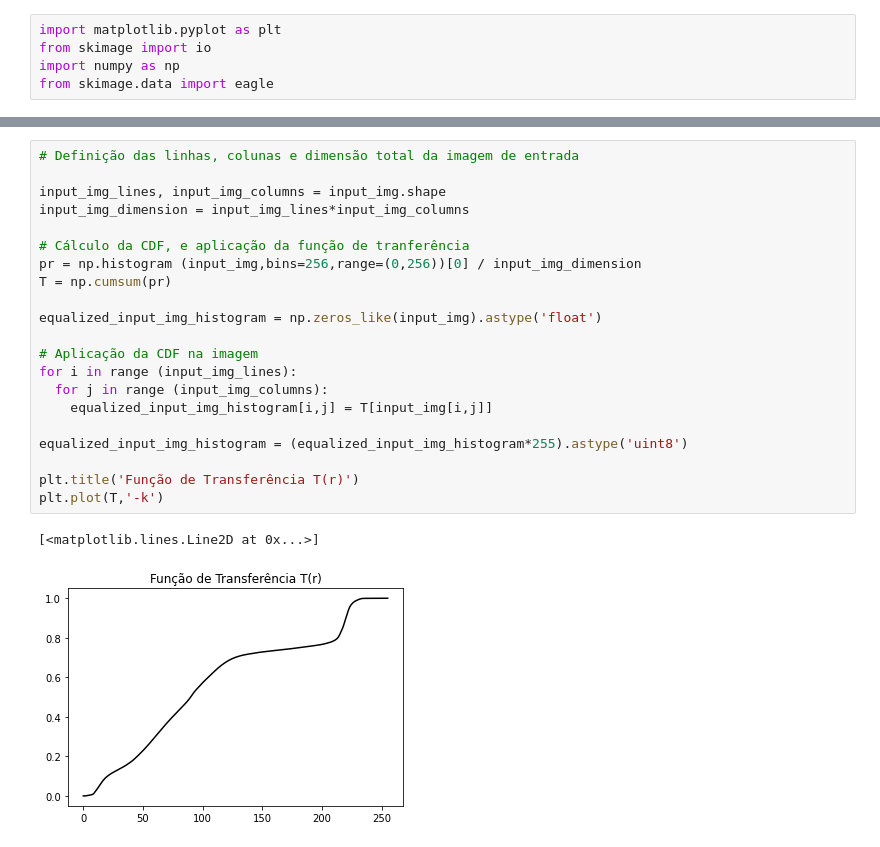
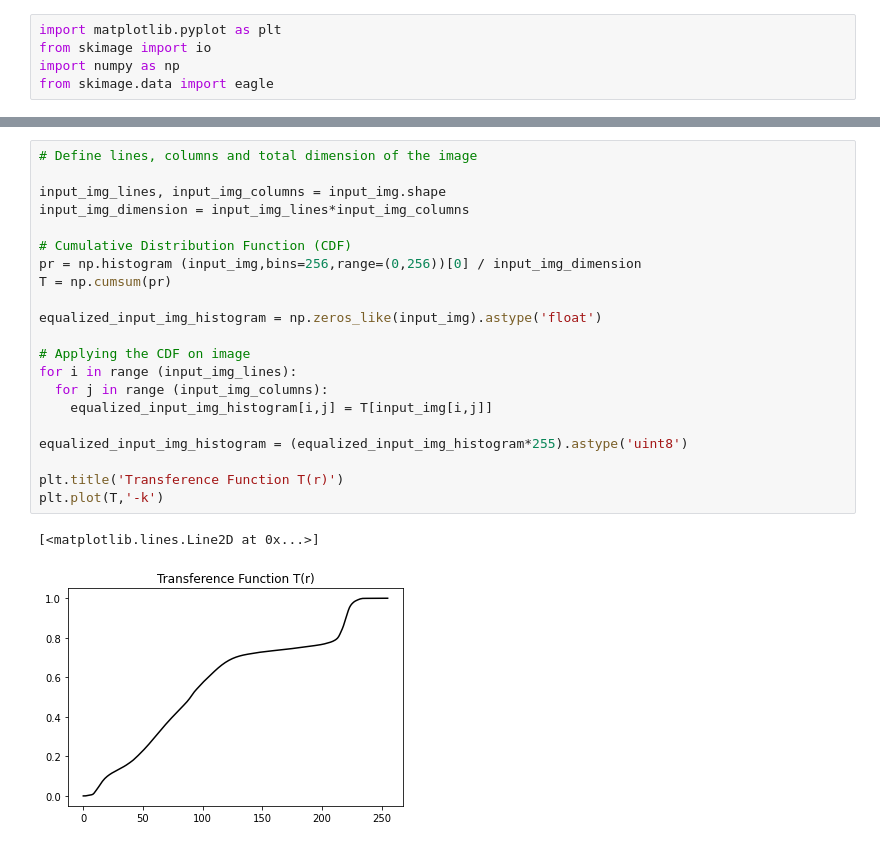
Before and after one commit to endyjams/HistogramMatching, a Jupyter notebook: histogram_matching.ipynb, the cells around one changed output, grey strips where cells are left out. Saved outputs shown, nothing was run; the diff lists cells and outputs as text.

```diff
--- a/histogram_matching.ipynb
+++ b/histogram_matching.ipynb
@@ -47,27 +40,27 @@ ax[1].plot (h[0],'-k')
 [<matplotlib.lines.Line2D at 0x...>]
 [figure]
 # %%
-# Definição das linhas, colunas e dimensão total da imagem de entrada
+# Define lines, columns and total dimension of the image
 
 input_img_lines, input_img_columns = input_img.shape
 input_img_dimension = input_img_lines*input_img_columns
 
-# Cálculo da CDF, e aplicação da função de tranferência
+# Cumulative Distribution Function (CDF)
 pr = np.histogram (input_img,bins=256,range=(0,256))[0] / input_img_dimension
 T = np.cumsum(pr)
 
 equalized_input_img_histogram = np.zeros_like(input_img).astype('float')
 
-# Aplicação da CDF na imagem
+# Applying the CDF on image
 for i in range (input_img_lines):
   for j in range (input_img_columns):
     equalized_input_img_histogram[i,j] = T[input_img[i,j]]
 
 equalized_input_img_histogram = (equalized_input_img_histogram*255).astype('uint8')
 
-plt.title('Função de Transferência T(r)')
+plt.title('Transference Function T(r)')
 plt.plot(T,'-k')
 # %% [output]
 [<matplotlib.lines.Line2D at 0x...>]
-[figure, old version]
+[figure, new version]
 # %%
```
Also changed, not shown: parts of 18 cells of this notebook.
